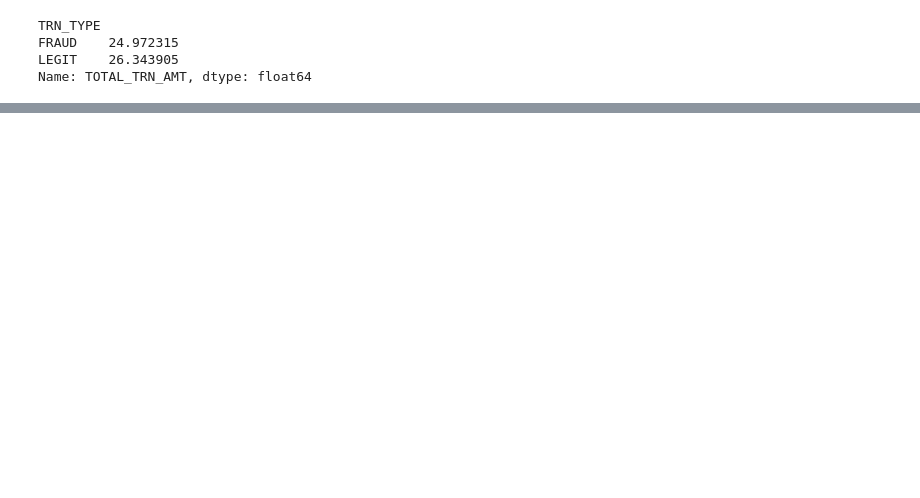
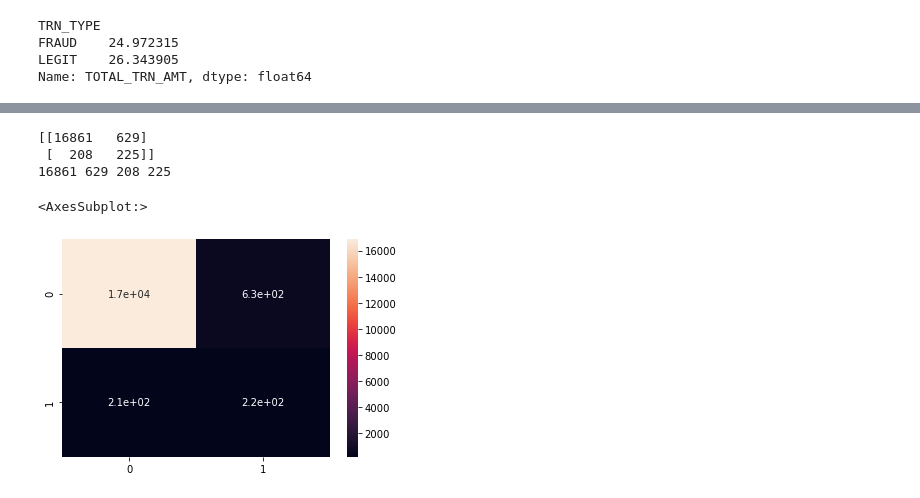
Before and after one commit to wj6801/Credit-Card-Fraud, a Jupyter notebook: credit_card_fraud.ipynb, the cells around one changed output, grey strips where cells are left out. Saved outputs shown, nothing was run; the diff lists cells and outputs as text; code cells hidden in the pictures; blank space fills up the shorter version.

Commit message:
added model fitting

```diff
--- a/credit_card_fraud.ipynb
+++ b/credit_card_fraud.ipynb
@@ -66,0 +209,13 @@ Name: TRN_AMT, Length: 89614, dtype: float64
+# %%
+data = df1.copy()
+data.TRN_TYPE = data.TRN_TYPE=='FRAUD'
+# %%
+import category_encoders as ce
+
+numeric_columns = ['ZIPCODE', 'TIME1', 'TIME2', 'VIS1', 'VIS2', 'XRN1', 'XRN2', 'XRN3', 'XRN4', 'XRN5', 'VAR1', 'VAR2', 'VAR3', 'VAR4', 'VAR5', 'TRN_AMT', 'TOTAL_TRN_AMT']
+categorical_columns = ['DOMAIN', 'STATE']
+
+# Assuming 'X_train' is your training data with categorical features
+# Replace 'categorical_columns' with the names of your categorical columns
+encoder = ce.TargetEncoder(cols=['DOMAIN', 'STATE'])
+data_encoded = encoder.fit_transform(data.drop(columns=['TRN_TYPE']), data.TRN_TYPE)
@@ -66,0 +224,12 @@ Name: TRN_AMT, Length: 89614, dtype: float64
+# %%
+from sklearn.ensemble import RandomForestClassifier
+from sklearn.model_selection import train_test_split
+from sklearn.metrics import classification_report
+
+X_train, X_test, y_train, y_test = train_test_split(data_encoded, data.TRN_TYPE, test_size=0.2, random_state=42)
+# %%
+RF_clf = RandomForestClassifier(n_estimators = 150, criterion = 'gini', max_depth=12,
+                             class_weight='balanced', max_features=6)
+RF_clf.fit(X_train, y_train)
+y_pred_RF = RF_clf.predict(X_test)
+print(classification_report(y_test, y_pred_RF))
@@ -66,0 +245,15 @@ Name: TRN_AMT, Length: 89614, dtype: float64
+# %%
+from sklearn.metrics import confusion_matrix
+
+cm = confusion_matrix(y_test, y_pred_RF)
+print(cm)
+tn, fp, fn, tp = confusion_matrix(y_test, y_pred_RF).ravel()
+print(tn, fp, fn, tp)
+
+sns.heatmap(cm, annot=True)
+# %% [output]
+[[16861   629]
+ [  208   225]]
+16861 629 208 225
+<AxesSubplot:>
+[figure, added]
```
Also changed, not shown: parts of 20 cells of this notebook, 2 other files.
